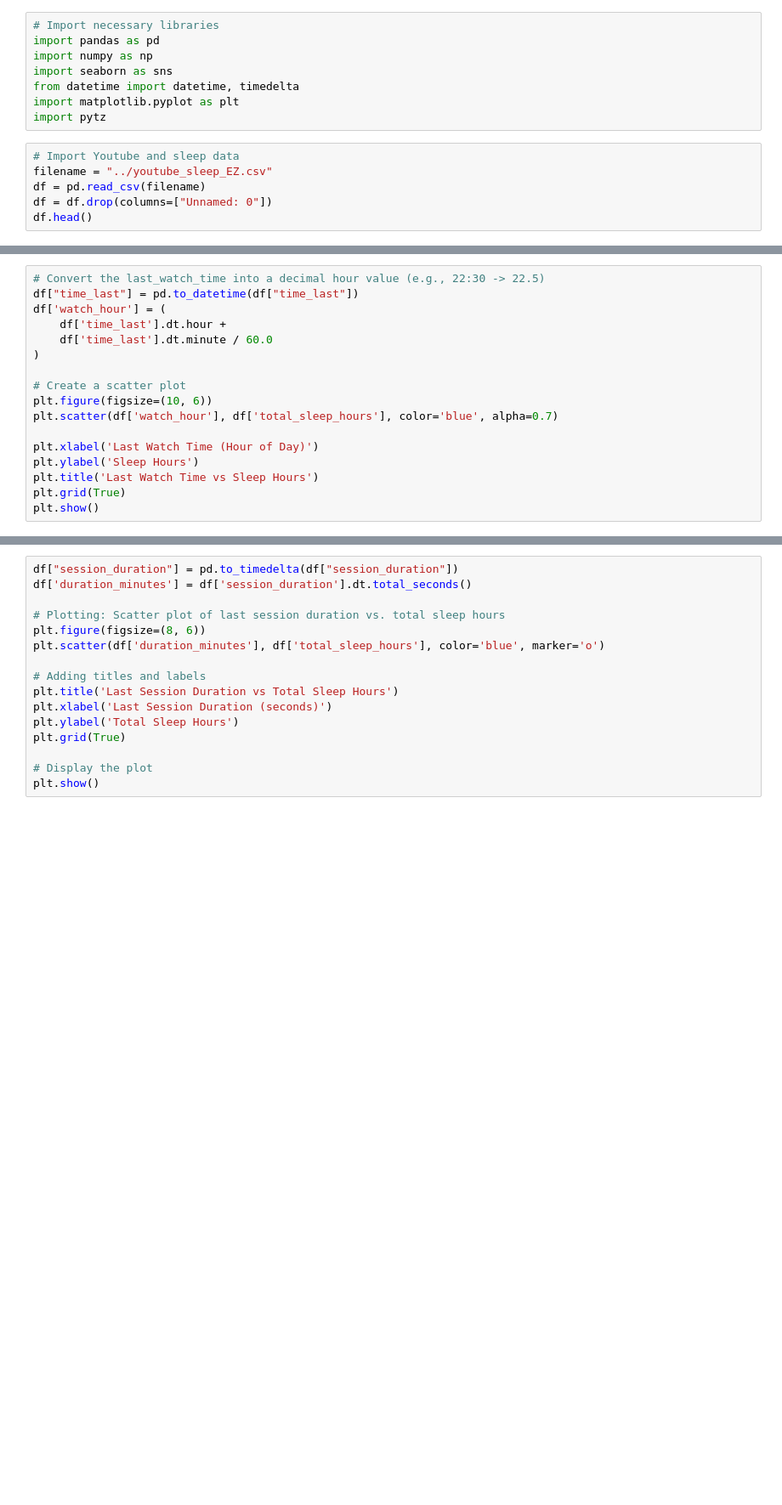
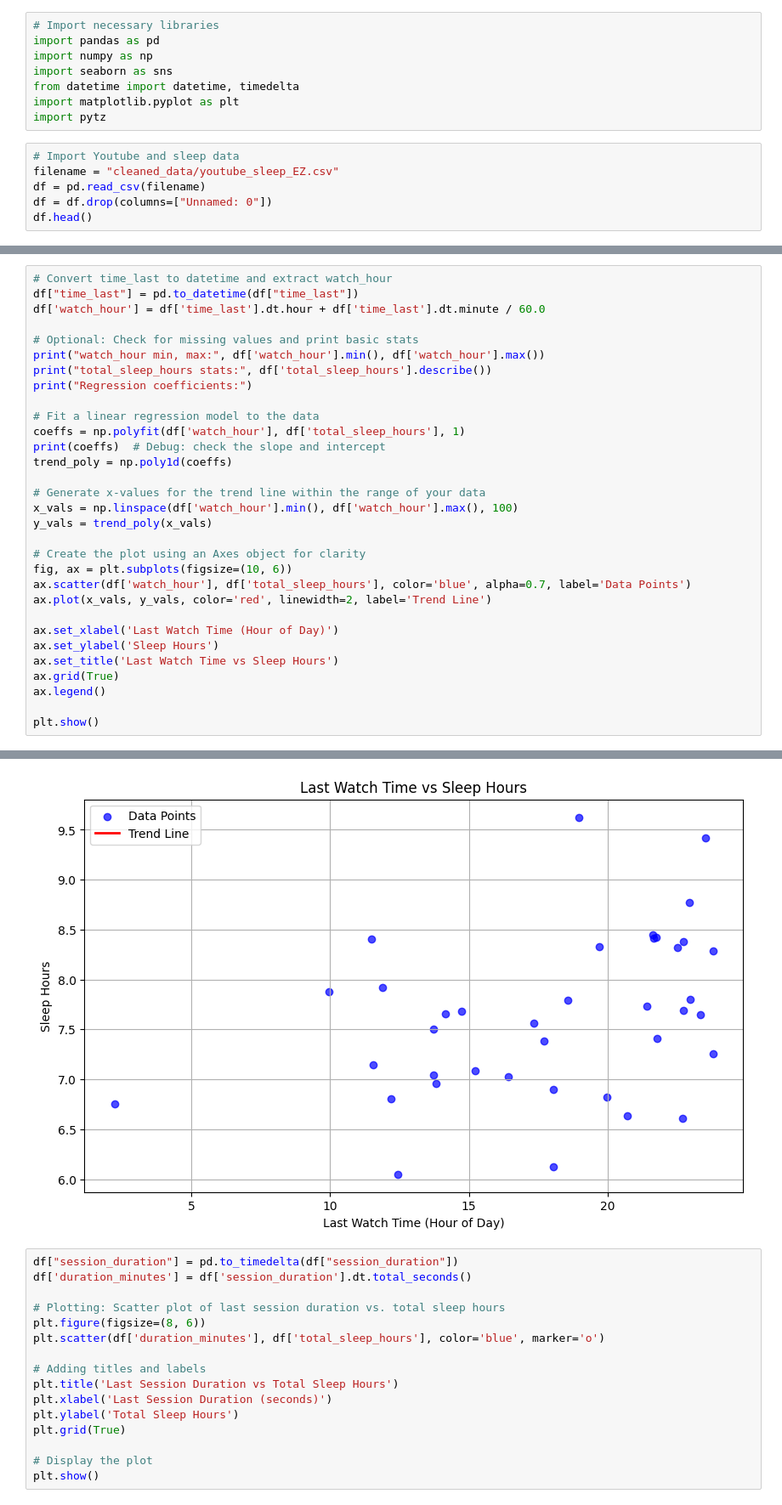
Before and after one commit to elaine-zhang12/google_takeout_sleep, a Jupyter notebook: elaine_youtube_sleep_inference.ipynb, the cells around one changed output, grey strips where cells are left out. Shown at 85% size. Saved outputs shown, nothing was run; the diff lists cells and outputs as text; blank space fills up the shorter version.

Commit message:
elaine youtube stuff

```diff
--- a/elaine_youtube_sleep_inference.ipynb
+++ b/elaine_youtube_sleep_inference.ipynb
@@ -8,7 +8,7 @@ import matplotlib.pyplot as plt
 import pytz
 # %%
 # Import Youtube and sleep data
-filename = "../youtube_sleep_EZ.csv"
+filename = "cleaned_data/youtube_sleep_EZ.csv"
 df = pd.read_csv(filename)
 df = df.drop(columns=["Unnamed: 0"])
 df.head()
@@ -19,20 +19,3 @@ df.head()
 | 2 | 2025-01-03 | NaN | NaN | NaN | 12:47:15.706000 | https://www.youtube.com/watch?v=S... | DMV: Online Degrees & Certificate... | Watched | ... |
 | 3 | 2025-01-04 | 7.875000 | 2025-01-04 01:22:05-05:00 | 2025-01-04 09:34:35-05:00 | 00:23:09.520000 | https://www.youtube.com/watch?v=e... | My reaction to big bro come handl... | Watched | ... |
 | 4 | 2025-01-05 | 8.775000 | 2025-01-05 00:32:58-05:00 | 2025-01-05 09:33:28-05:00 | 19:34:17.228000 | https://www.youtube.com/watch?v=S... | DMV: Online Degrees & Certificate... | Watched | ... |
-# %%
-# Convert the last_watch_time into a decimal hour value (e.g., 22:30 -> 22.5)
-df["time_last"] = pd.to_datetime(df["time_last"])
-df['watch_hour'] = (
-    df['time_last'].dt.hour +
-    df['time_last'].dt.minute / 60.0
-)
-
-# Create a scatter plot
-plt.figure(figsize=(10, 6))
-plt.scatter(df['watch_hour'], df['total_sleep_hours'], color='blue', alpha=0.7)
-
-plt.xlabel('Last Watch Time (Hour of Day)')
-plt.ylabel('Sleep Hours')
-plt.title('Last Watch Time vs Sleep Hours')
-plt.grid(True)
-plt.show()
@@ -40,0 +22,32 @@ plt.show()
+# %%
+# Convert time_last to datetime and extract watch_hour
+df["time_last"] = pd.to_datetime(df["time_last"])
+df['watch_hour'] = df['time_last'].dt.hour + df['time_last'].dt.minute / 60.0
+
+# Optional: Check for missing values and print basic stats
+print("watch_hour min, max:", df['watch_hour'].min(), df['watch_hour'].max())
+print("total_sleep_hours stats:", df['total_sleep_hours'].describe())
+print("Regression coefficients:")
+
+# Fit a linear regression model to the data
+coeffs = np.polyfit(df['watch_hour'], df['total_sleep_hours'], 1)
+print(coeffs)  # Debug: check the slope and intercept
+trend_poly = np.poly1d(coeffs)
+
+# Generate x-values for the trend line within the range of your data
+x_vals = np.linspace(df['watch_hour'].min(), df['watch_hour'].max(), 100)
+y_vals = trend_poly(x_vals)
+
+# Create the plot using an Axes object for clarity
+fig, ax = plt.subplots(figsize=(10, 6))
+ax.scatter(df['watch_hour'], df['total_sleep_hours'], color='blue', alpha=0.7, label='Data Points')
+ax.plot(x_vals, y_vals, color='red', linewidth=2, label='Trend Line')
+
+ax.set_xlabel('Last Watch Time (Hour of Day)')
+ax.set_ylabel('Sleep Hours')
+ax.set_title('Last Watch Time vs Sleep Hours')
+ax.grid(True)
+ax.legend()
+
+plt.show()
+# %% [output]
@@ -41,3 +66,4 @@ plt.show()
+[figure, added]
 # %%
 df["session_duration"] = pd.to_timedelta(df["session_duration"])
 df['duration_minutes'] = df['session_duration'].dt.total_seconds()
```
Also changed, not shown: parts of 3 cells of this notebook, 1 other file.
